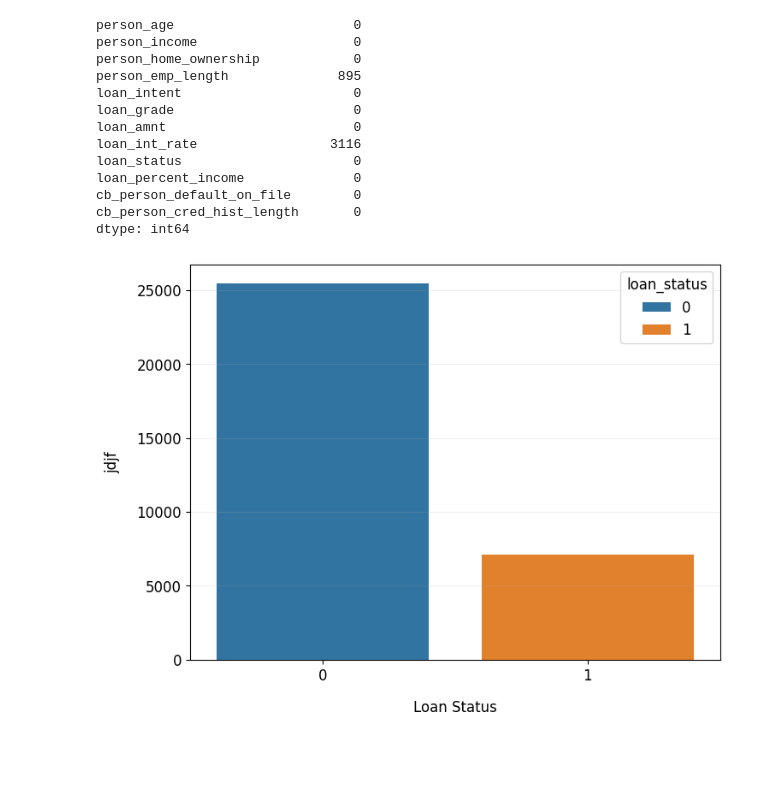
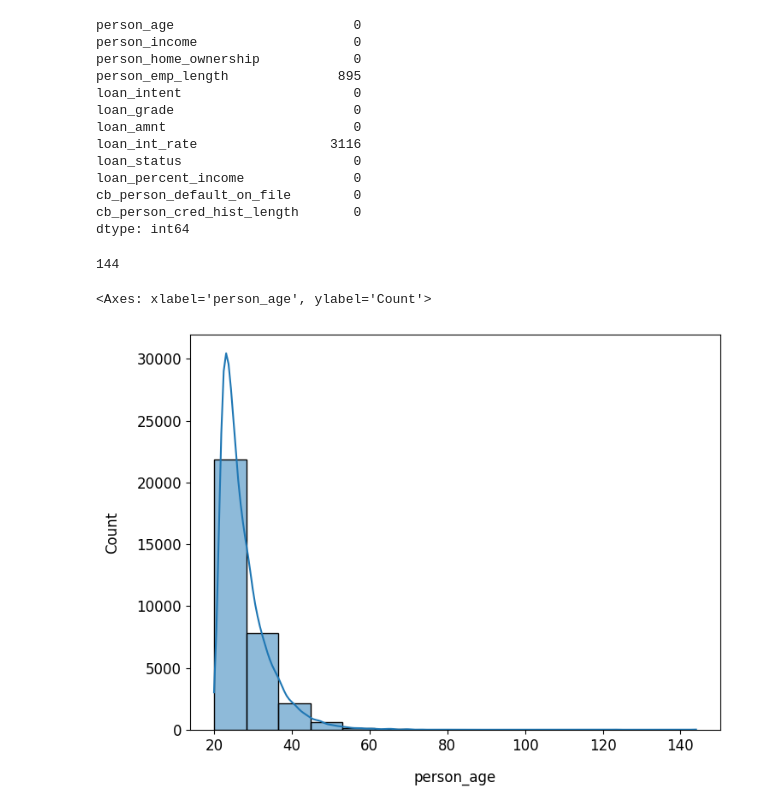
Before and after one commit to faadeola/credit-risk-ml-classification, a Jupyter notebook: credit_class_ml_performace.ipynb, the cells around one changed output. Drawn from its saved outputs; the diff is of its cells as text; code cells hidden in the pictures; blank space fills up the shorter version.

```diff
--- a/credit_class_ml_performace.ipynb
+++ b/credit_class_ml_performace.ipynb
@@ -92,3 +86,11 @@ loan_percent_income              0
 cb_person_default_on_file        0
 cb_person_cred_hist_length       0
 dtype: int64
+# %%
+"""Classify person into age groups"""
+
+# Labels for each group
+age_label = ['20-30','31-50','51-69','70+']
+
+# create group and add to daataset as a new column
+credit['age_group'] = pd.cut(credit['person_age'],bins=4, labels=age_label, right=True, include_lowest=True)
@@ -95,7 +104,14 @@ dtype: int64
+# %%
+credit['person_age'].max()
+# %% [output]
+144
+# %%
+sns.histplot(data=credit,x='person_age', bins= 15 ,kde=True)
+# %% [output]
+<Axes: xlabel='person_age', ylabel='Count'>
+[figure, added]
 # %%
 sns.countplot(data=credit,x="loan_status", hue="loan_status",legend=True)
 plt.xlabel("Loan Status")
 plt.ylabel("jdjf", loc="center")
 plt.grid(axis="y", alpha=0.2)
-# %% [output]
-[figure, removed]
```
Also changed, not shown: parts of 8 cells of this notebook.
